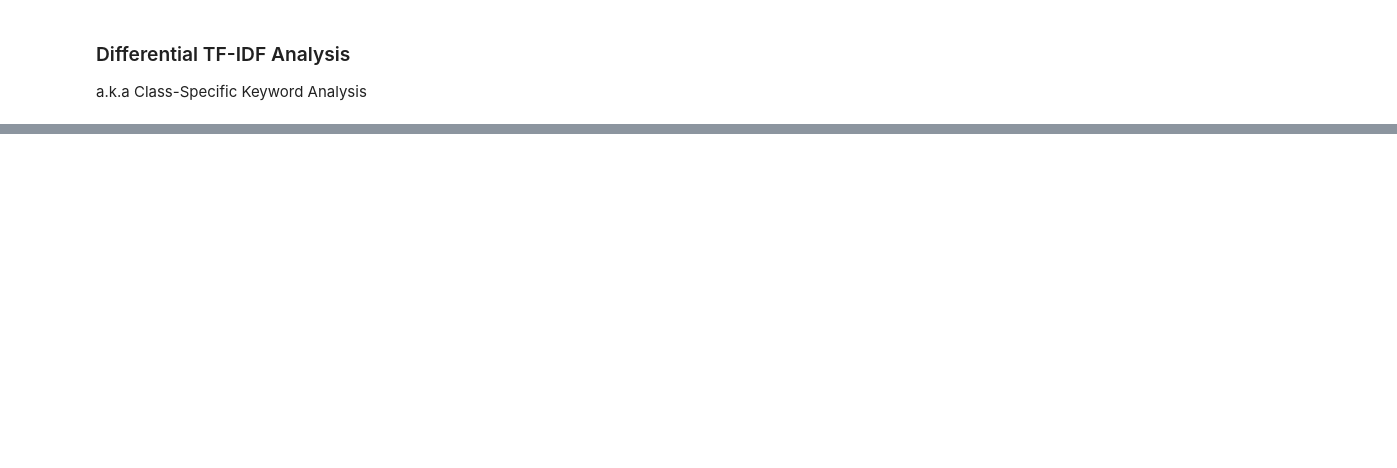
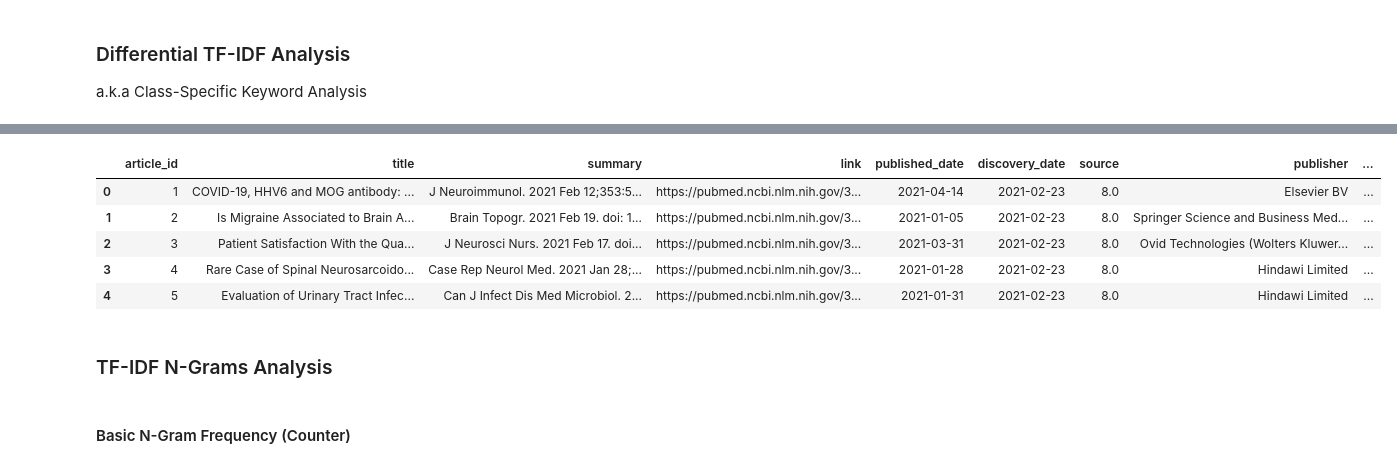
Before and after one commit to bialczykk/gregory-ai, a Jupyter notebook: EDA/eda_working.ipynb, the cells around one changed output, grey strips where cells are left out. Drawn from its saved outputs; the diff is of its cells as text; code cells hidden in the pictures; blank space fills up the shorter version.

Commit message:
started bi/tri grams analysis

```diff
--- a/EDA/eda_working.ipynb
+++ b/EDA/eda_working.ipynb
@@ -358,0 +354,11 @@ Top Differential Words for Non-Relevant Class: [('set', 0.06666666666666667), ('
+# %%
+articles.head()
+# %% [output]
+|  | article_id | title | summary | link | published_date | discovery_date | source | publisher | ... |
+| 0 | 1 | COVID-19, HHV6 and MOG antibody: ... | J Neuroimmunol. 2021 Feb 12;353:5... | https://pubmed.ncbi.nlm.nih.gov/3... | 2021-04-14 | 2021-02-23 | 8.0 | Elsevier BV | ... |
+| 1 | 2 | Is Migraine Associated to Brain A... | Brain Topogr. 2021 Feb 19. doi: 1... | https://pubmed.ncbi.nlm.nih.gov/3... | 2021-01-05 | 2021-02-23 | 8.0 | Springer Science and Business Med... | ... |
+| 2 | 3 | Patient Satisfaction With the Qua... | J Neurosci Nurs. 2021 Feb 17. doi... | https://pubmed.ncbi.nlm.nih.gov/3... | 2021-03-31 | 2021-02-23 | 8.0 | Ovid Technologies (Wolters Kluwer... | ... |
+| 3 | 4 | Rare Case of Spinal Neurosarcoido... | Case Rep Neurol Med. 2021 Jan 28;... | https://pubmed.ncbi.nlm.nih.gov/3... | 2021-01-28 | 2021-02-23 | 8.0 | Hindawi Limited | ... |
+| 4 | 5 | Evaluation of Urinary Tract Infec... | Can J Infect Dis Med Microbiol. 2... | https://pubmed.ncbi.nlm.nih.gov/3... | 2021-01-31 | 2021-02-23 | 8.0 | Hindawi Limited | ... |
+# %% [markdown]
+### TF-IDF N-Grams Analysis
@@ -358,0 +380,2 @@ Top Differential Words for Non-Relevant Class: [('set', 0.06666666666666667), ('
+# %% [markdown]
+#### Basic N-Gram Frequency (Counter)
```
Also changed, not shown: parts of 21 cells of this notebook, 8 other files.
